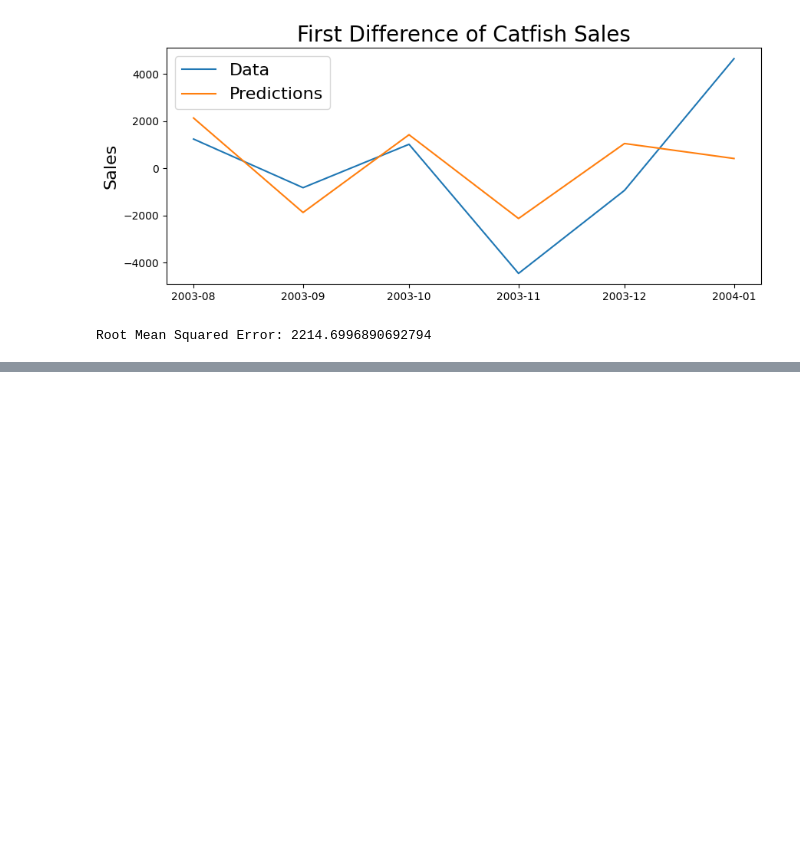
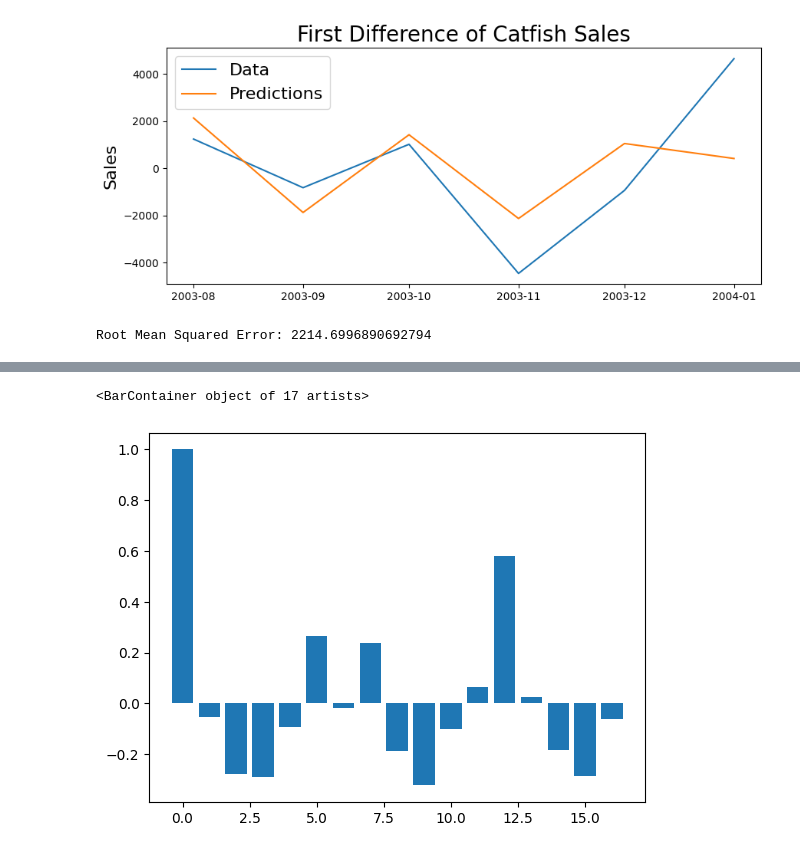
Before and after one commit to crsdvaibhav/notes, a Jupyter notebook: finance/time-series/time-series-1.ipynb, the cells around one changed output, grey strips where cells are left out. Saved outputs shown, nothing was run; the diff lists cells and outputs as text; code cells hidden in the pictures; blank space fills up the shorter version.

```diff
--- a/finance/time-series/time-series-1.ipynb
+++ b/finance/time-series/time-series-1.ipynb
@@ -609,0 +644,7 @@ Root Mean Squared Error: 2214.6996890692794
+# %%
+acf_vals = acf(first_diff)
+num_lags = 17
+plt.bar(range(num_lags), acf_vals[:num_lags])
+# %% [output]
+<BarContainer object of 17 artists>
+[figure, added]
```
Also changed, not shown: parts of 44 cells of this notebook.
